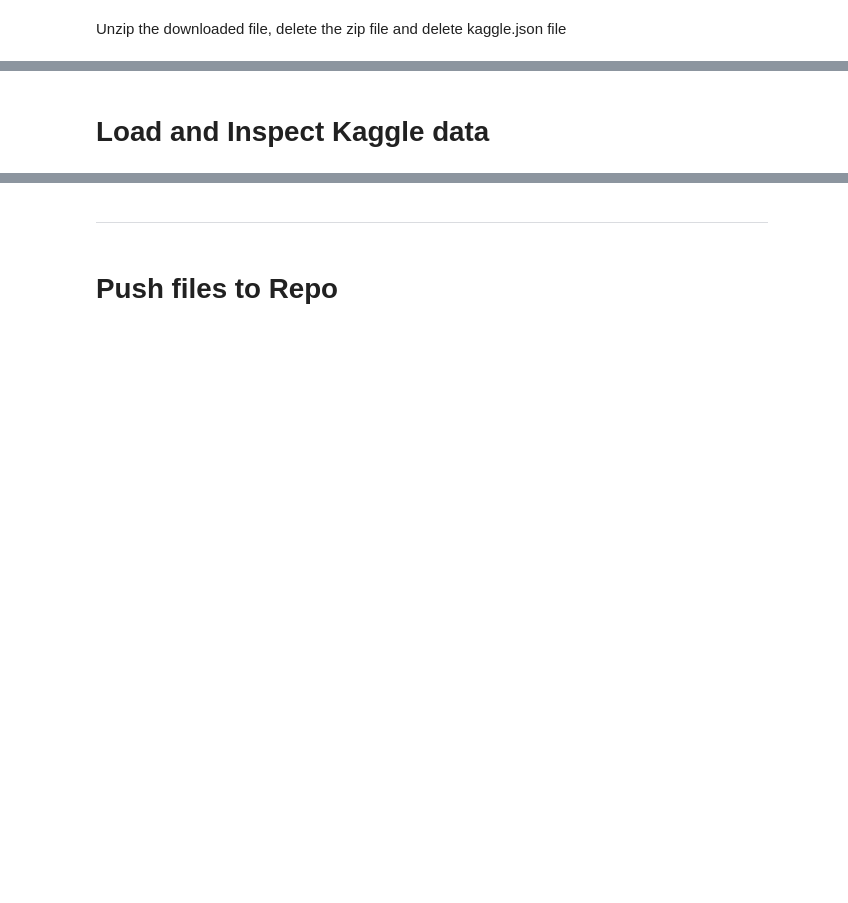
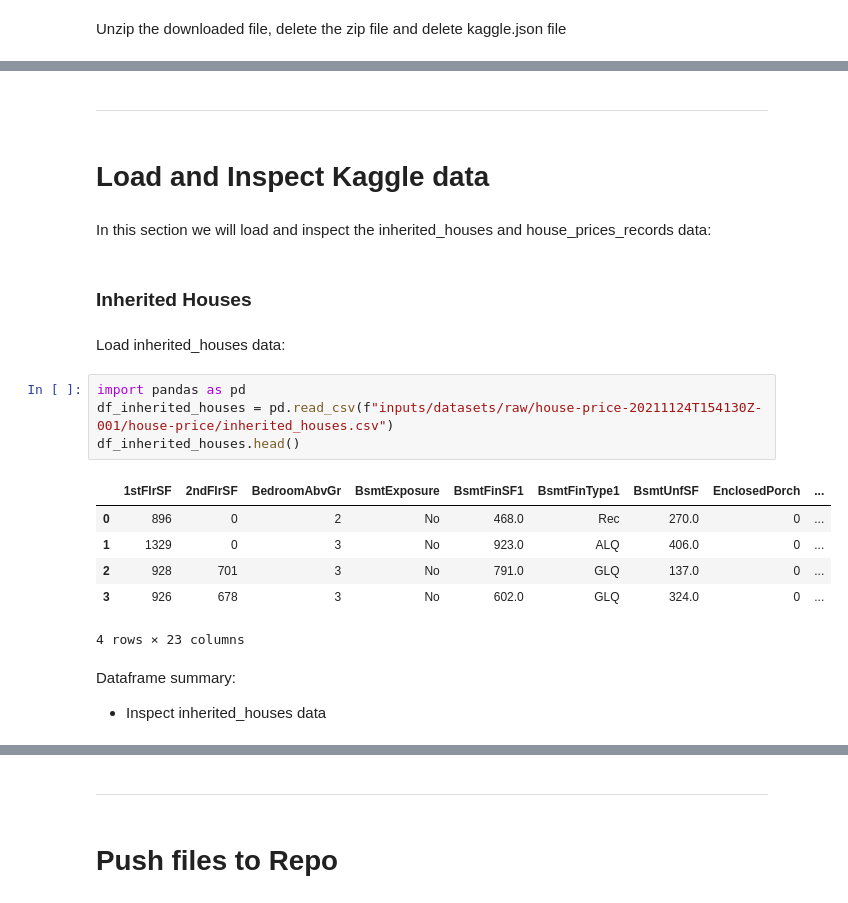
Before and after one commit to bolliebrain/ames-heritage-housing, a Jupyter notebook: jupyter_notebooks/01-DataCollection.ipynb, the cells around one changed output, grey strips where cells are left out. Saved outputs shown, nothing was run; the diff lists cells and outputs as text; blank space fills up the shorter version.

```diff
--- a/jupyter_notebooks/01-DataCollection.ipynb
+++ b/jupyter_notebooks/01-DataCollection.ipynb
@@ -107,2 +143,24 @@ Archive:  inputs/datasets/raw/housing-prices-data.zip
+# %% [markdown]
+---
 # %% [markdown]
 # Load and Inspect Kaggle data
+# %% [markdown]
+In this section we will load and inspect the inherited_houses and house_prices_records data:
+# %% [markdown]
+### Inherited Houses
+# %% [markdown]
+Load inherited_houses data:
+# %%
+import pandas as pd
+df_inherited_houses = pd.read_csv(f"inputs/datasets/raw/house-price-20211124T154130Z-001/house-price/inherited_houses.csv")
+df_inherited_houses.head()
+# %% [output]
+|  | 1stFlrSF | 2ndFlrSF | BedroomAbvGr | BsmtExposure | BsmtFinSF1 | BsmtFinType1 | BsmtUnfSF | EnclosedPorch | ... |
+| 0 | 896 | 0 | 2 | No | 468.0 | Rec | 270.0 | 0 | ... |
+| 1 | 1329 | 0 | 3 | No | 923.0 | ALQ | 406.0 | 0 | ... |
+| 2 | 928 | 701 | 3 | No | 791.0 | GLQ | 137.0 | 0 | ... |
+| 3 | 926 | 678 | 3 | No | 602.0 | GLQ | 324.0 | 0 | ... |
+4 rows × 23 columns
+# %% [markdown]
+Dataframe summary:
+* Inspect inherited_houses data
```
Also changed, not shown: parts of 35 cells of this notebook, 1 other file.
